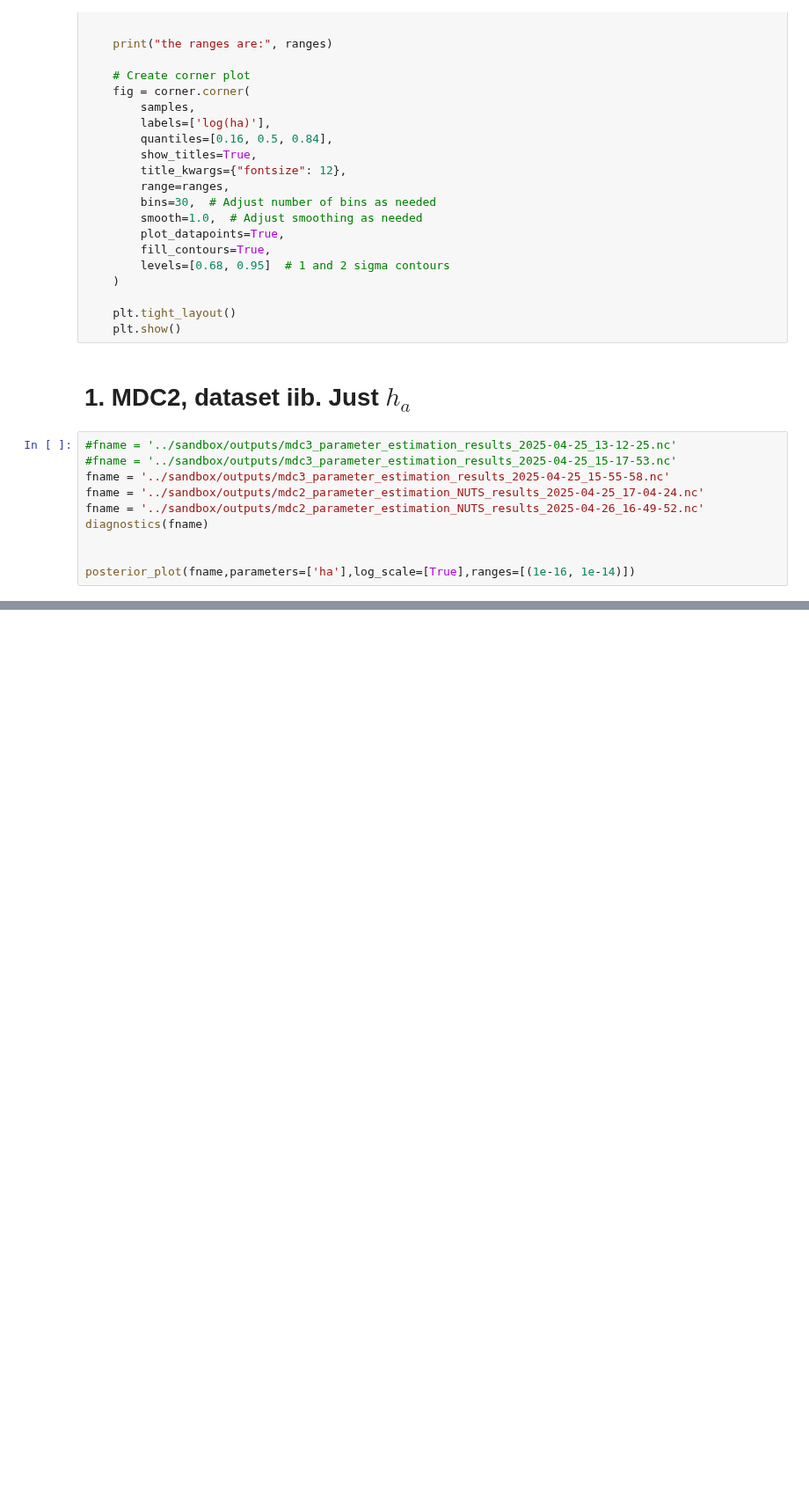
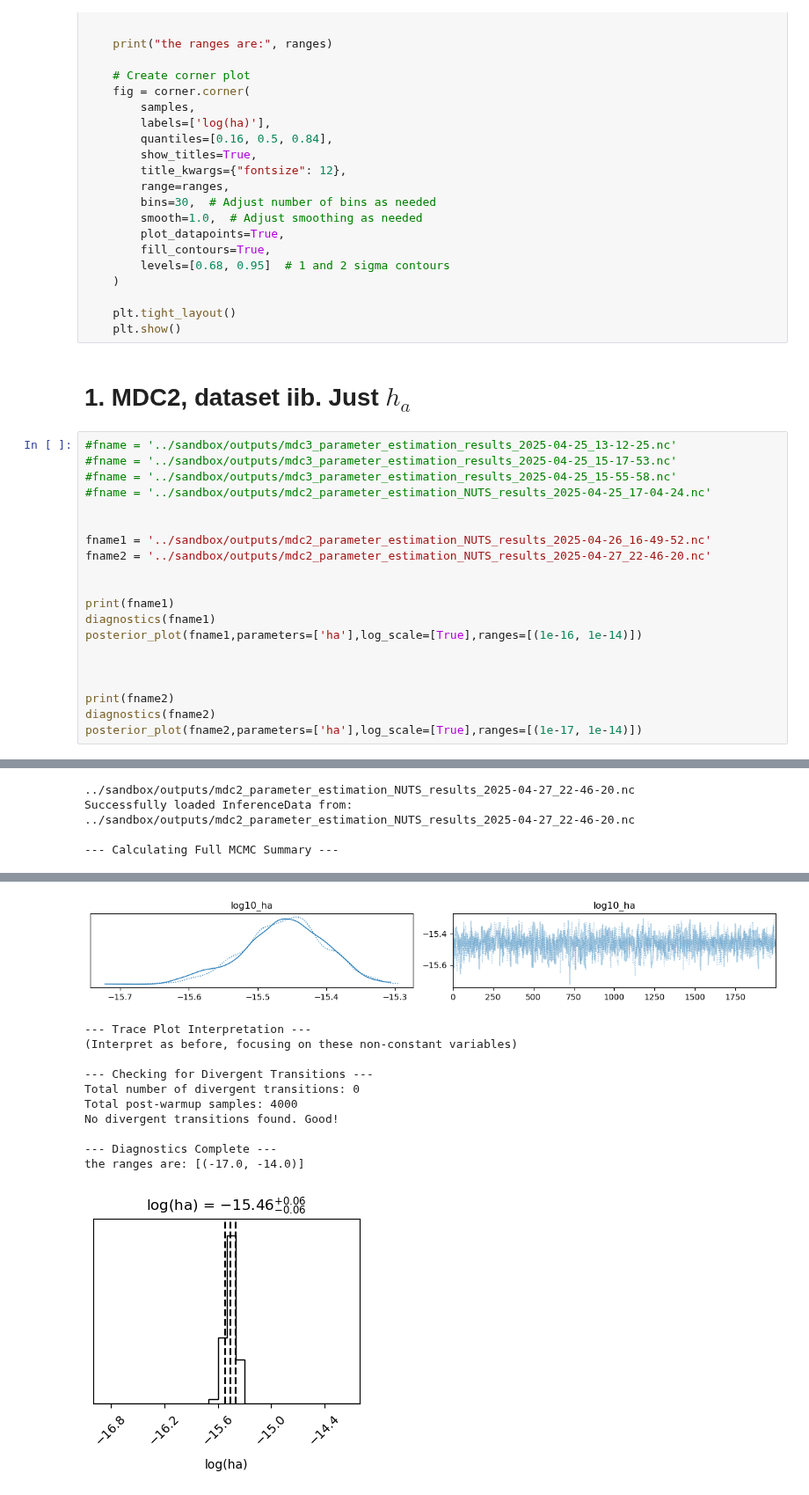
Before and after one commit to tomkimpson/Argus, a Jupyter notebook: notebooks/11.inspect_parameter_esimation_results.ipynb, the cells around one changed output, grey strips where cells are left out. Shown at 88% size. Saved outputs shown, nothing was run; the diff lists cells and outputs as text; blank space fills up the shorter version.

Commit message:
NUTS 1 parameter results

```diff
--- a/notebooks/11.inspect_parameter_esimation_results.ipynb
+++ b/notebooks/11.inspect_parameter_esimation_results.ipynb
@@ -161,11 +161,21 @@ def posterior_plot(data_file,parameters,log_scale,ranges):
 # %%
 #fname = '../sandbox/outputs/mdc3_parameter_estimation_results_2025-04-25_13-12-25.nc'
 #fname = '../sandbox/outputs/mdc3_parameter_estimation_results_2025-04-25_15-17-53.nc'
-fname = '../sandbox/outputs/mdc3_parameter_estimation_results_2025-04-25_15-55-58.nc'
-fname = '../sandbox/outputs/mdc2_parameter_estimation_NUTS_results_2025-04-25_17-04-24.nc'
-fname = '../sandbox/outputs/mdc2_parameter_estimation_NUTS_results_2025-04-26_16-49-52.nc'
-diagnostics(fname)
+#fname = '../sandbox/outputs/mdc3_parameter_estimation_results_2025-04-25_15-55-58.nc'
+#fname = '../sandbox/outputs/mdc2_parameter_estimation_NUTS_results_2025-04-25_17-04-24.nc'
 
 
-posterior_plot(fname,parameters=['ha'],log_scale=[True],ranges=[(1e-16, 1e-14)])
+fname1 = '../sandbox/outputs/mdc2_parameter_estimation_NUTS_results_2025-04-26_16-49-52.nc'
+fname2 = '../sandbox/outputs/mdc2_parameter_estimation_NUTS_results_2025-04-27_22-46-20.nc'
+
+
+print(fname1)
+diagnostics(fname1)
+posterior_plot(fname1,parameters=['ha'],log_scale=[True],ranges=[(1e-16, 1e-14)])
+
+
+
+print(fname2)
+diagnostics(fname2)
+posterior_plot(fname2,parameters=['ha'],log_scale=[True],ranges=[(1e-17, 1e-14)])
 # %% [output]
@@ -202,3 +213,7 @@ No divergent transitions found. Good!
 --- Diagnostics Complete ---
 the ranges are: [(-16.0, -14.0)]
 [figure]
+../sandbox/outputs/mdc2_parameter_estimation_NUTS_results_2025-04-27_22-46-20.nc
+Successfully loaded InferenceData from: ../sandbox/outputs/mdc2_parameter_estimation_NUTS_results_2025-04-27_22-46-20.nc
+
+--- Calculating Full MCMC Summary ---
@@ -204,0 +238,12 @@ the ranges are: [(-16.0, -14.0)]
+[figure, added]
+--- Trace Plot Interpretation ---
+(Interpret as before, focusing on these non-constant variables)
+
+--- Checking for Divergent Transitions ---
+Total number of divergent transitions: 0
+Total post-warmup samples: 4000
+No divergent transitions found. Good!
+
+--- Diagnostics Complete ---
+the ranges are: [(-17.0, -14.0)]
+[figure, added]
```
Also changed, not shown: parts of 8 cells of this notebook, 2 other files.
